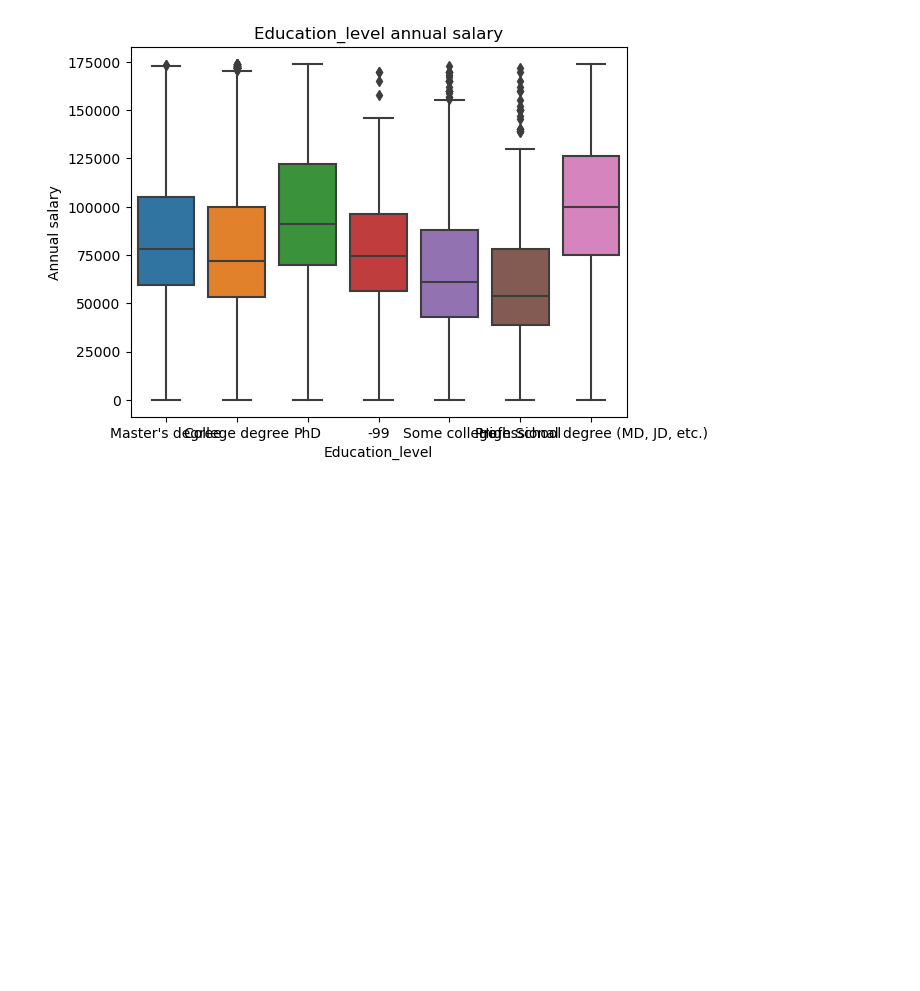
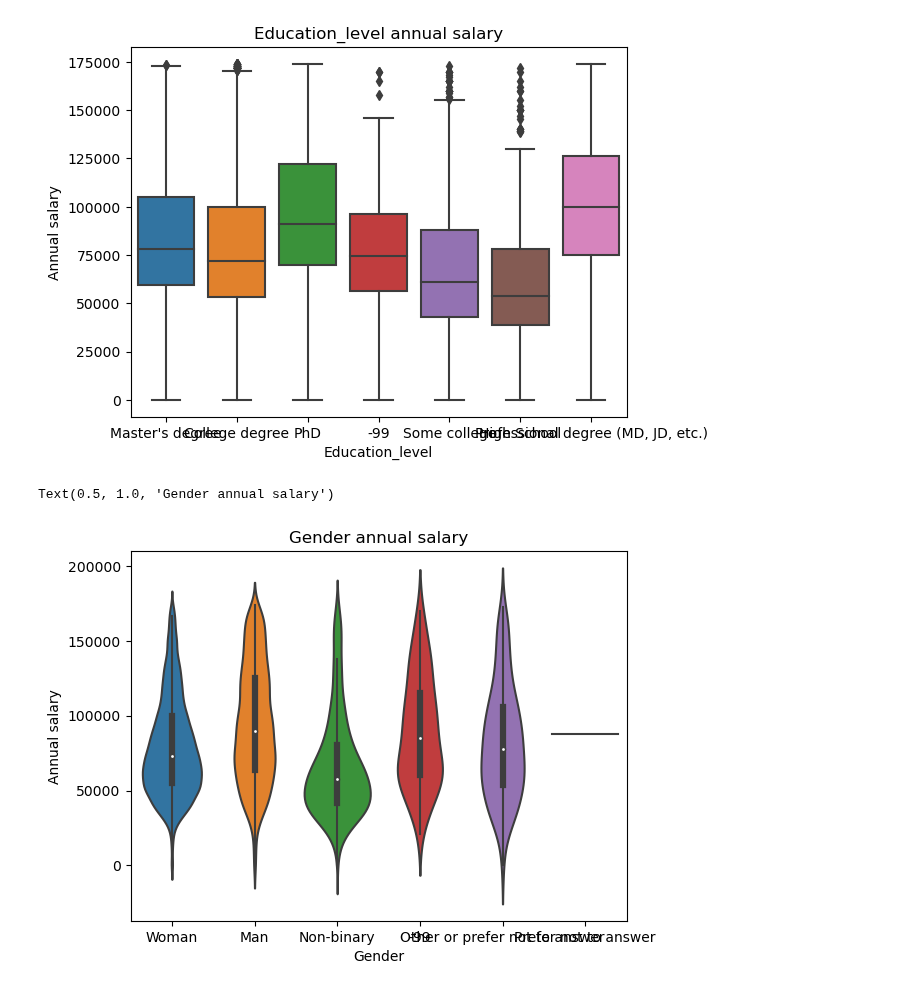
Before and after one commit to armandolezama/data-science-portfolio, a Jupyter notebook: Data_Science_Cycle/Ask_A_Manager_Salary_Survey_2021/Ask_A_Manager_Salary_Survey_2021.ipynb, the cells around one changed output. Saved outputs shown, nothing was run; the diff lists cells and outputs as text; code cells hidden in the pictures; blank space fills up the shorter version.

Commit message:
added violint and swarm plots

```diff
--- a/Data_Science_Cycle/Ask_A_Manager_Salary_Survey_2021/Ask_A_Manager_Salary_Survey_2021.ipynb
+++ b/Data_Science_Cycle/Ask_A_Manager_Salary_Survey_2021/Ask_A_Manager_Salary_Survey_2021.ipynb
@@ -530,4 +530,9 @@ education_level_annual_salary_boxplot.set_title('Education_level annual salary')
 Text(0.5, 1.0, 'Education_level annual salary')
 [figure]
 # %%
-# gender_annual_salary_violin_plot = sns.violinplot(data=usd_salary_group, x=categorical_variables[10], y=continuous_variables[0])
+gender_annual_salary_violin_plot = sns.violinplot(data=pd.DataFrame(usd_salary_group.to_dict()), x=categorical_variables[10], y=continuous_variables[0])
+gender_annual_salary_violin_plot.set(ylabel='Annual salary', xlabel='Gender')
+gender_annual_salary_violin_plot.set_title('Gender annual salary')
+# %% [output]
+Text(0.5, 1.0, 'Gender annual salary')
+[figure, added]
```
Also changed, not shown: parts of 1 cell of this notebook, 1 other file.
